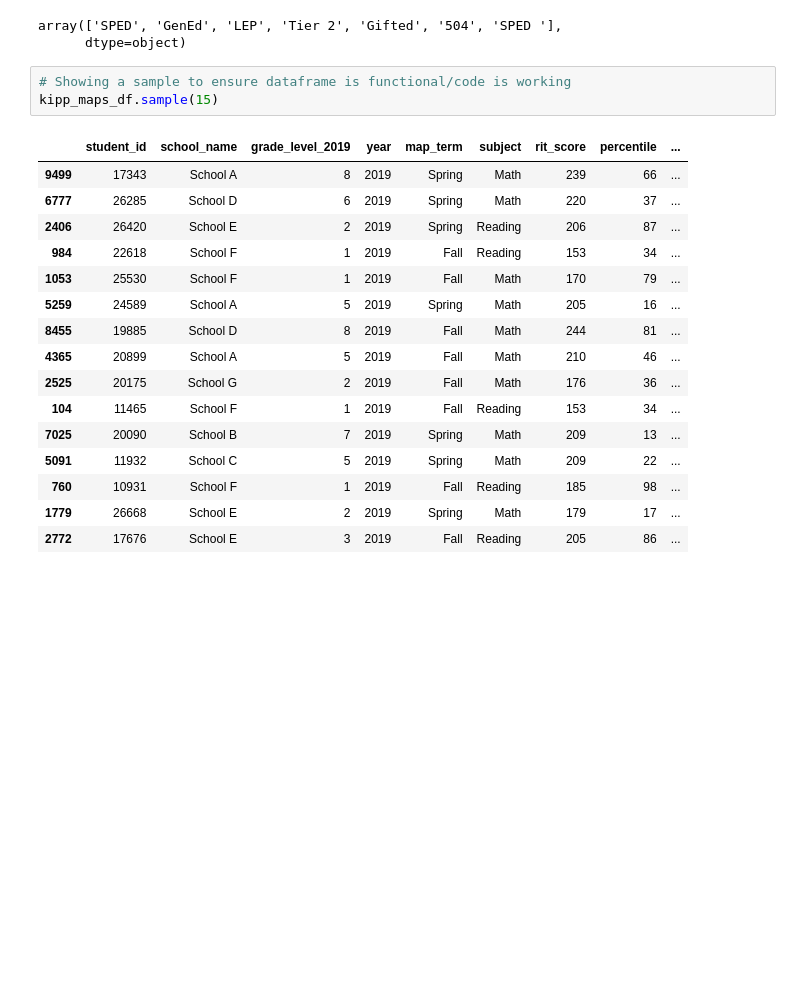
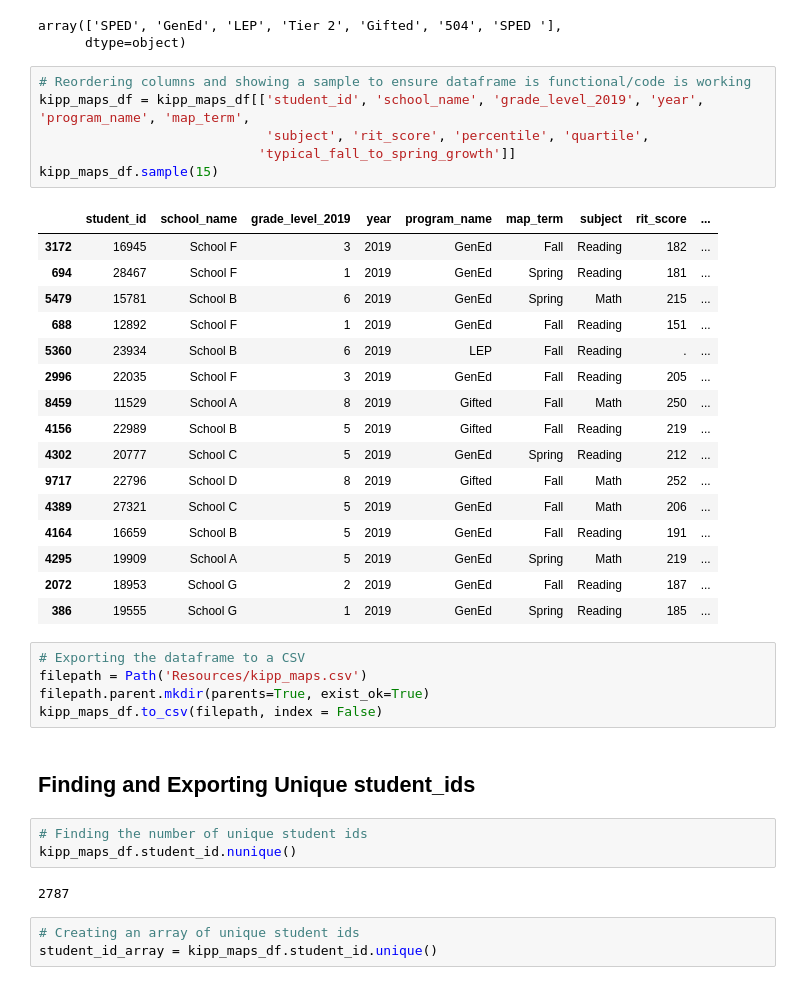
Before and after one commit to Amanda-Palenchar/KIPP_Performance_Task, a Jupyter notebook: Data_Cleaning.ipynb, the cells around one changed output. Cells and saved outputs as stored; diff of their text form; blank space fills up the shorter version.

```diff
--- a/Data_Cleaning.ipynb
+++ b/Data_Cleaning.ipynb
@@ -133,22 +135,40 @@ kipp_maps_df.program_name.unique()
 array(['SPED', 'GenEd', 'LEP', 'Tier 2', 'Gifted', '504', 'SPED '],
       dtype=object)
 # %%
-# Showing a sample to ensure dataframe is functional/code is working
+# Reordering columns and showing a sample to ensure dataframe is functional/code is working
+kipp_maps_df = kipp_maps_df[['student_id', 'school_name', 'grade_level_2019', 'year', 'program_name', 'map_term',
+                             'subject', 'rit_score', 'percentile', 'quartile',
+                            'typical_fall_to_spring_growth']]
 kipp_maps_df.sample(15)
 # %% [output]
-|  | student_id | school_name | grade_level_2019 | year | map_term | subject | rit_score | percentile | ... |
-| 9499 | 17343 | School A | 8 | 2019 | Spring | Math | 239 | 66 | ... |
-| 6777 | 26285 | School D | 6 | 2019 | Spring | Math | 220 | 37 | ... |
-| 2406 | 26420 | School E | 2 | 2019 | Spring | Reading | 206 | 87 | ... |
-| 984 | 22618 | School F | 1 | 2019 | Fall | Reading | 153 | 34 | ... |
-| 1053 | 25530 | School F | 1 | 2019 | Fall | Math | 170 | 79 | ... |
-| 5259 | 24589 | School A | 5 | 2019 | Spring | Math | 205 | 16 | ... |
-| 8455 | 19885 | School D | 8 | 2019 | Fall | Math | 244 | 81 | ... |
-| 4365 | 20899 | School A | 5 | 2019 | Fall | Math | 210 | 46 | ... |
-| 2525 | 20175 | School G | 2 | 2019 | Fall | Math | 176 | 36 | ... |
-| 104 | 11465 | School F | 1 | 2019 | Fall | Reading | 153 | 34 | ... |
-| 7025 | 20090 | School B | 7 | 2019 | Spring | Math | 209 | 13 | ... |
-| 5091 | 11932 | School C | 5 | 2019 | Spring | Math | 209 | 22 | ... |
-| 760 | 10931 | School F | 1 | 2019 | Fall | Reading | 185 | 98 | ... |
-| 1779 | 26668 | School E | 2 | 2019 | Spring | Math | 179 | 17 | ... |
-| 2772 | 17676 | School E | 3 | 2019 | Fall | Reading | 205 | 86 | ... |
+|  | student_id | school_name | grade_level_2019 | year | program_name | map_term | subject | rit_score | ... |
+| 3172 | 16945 | School F | 3 | 2019 | GenEd | Fall | Reading | 182 | ... |
+| 694 | 28467 | School F | 1 | 2019 | GenEd | Spring | Reading | 181 | ... |
+| 5479 | 15781 | School B | 6 | 2019 | GenEd | Spring | Math | 215 | ... |
+| 688 | 12892 | School F | 1 | 2019 | GenEd | Fall | Reading | 151 | ... |
+| 5360 | 23934 | School B | 6 | 2019 | LEP | Fall | Reading | . | ... |
+| 2996 | 22035 | School F | 3 | 2019 | GenEd | Fall | Reading | 205 | ... |
+| 8459 | 11529 | School A | 8 | 2019 | Gifted | Fall | Math | 250 | ... |
+| 4156 | 22989 | School B | 5 | 2019 | Gifted | Fall | Reading | 219 | ... |
+| 4302 | 20777 | School C | 5 | 2019 | GenEd | Spring | Reading | 212 | ... |
+| 9717 | 22796 | School D | 8 | 2019 | Gifted | Fall | Math | 252 | ... |
+| 4389 | 27321 | School C | 5 | 2019 | GenEd | Fall | Math | 206 | ... |
+| 4164 | 16659 | School B | 5 | 2019 | GenEd | Fall | Reading | 191 | ... |
+| 4295 | 19909 | School A | 5 | 2019 | GenEd | Spring | Math | 219 | ... |
+| 2072 | 18953 | School G | 2 | 2019 | GenEd | Fall | Reading | 187 | ... |
+| 386 | 19555 | School G | 1 | 2019 | GenEd | Spring | Reading | 185 | ... |
+# %%
+# Exporting the dataframe to a CSV
+filepath = Path('Resources/kipp_maps.csv')
+filepath.parent.mkdir(parents=True, exist_ok=True)
+kipp_maps_df.to_csv(filepath, index = False)
+# %% [markdown]
+## Finding and Exporting Unique student_ids
+# %%
+# Finding the number of unique student ids
+kipp_maps_df.student_id.nunique()
+# %% [output]
+2787
+# %%
+# Creating an array of unique student ids
+student_id_array = kipp_maps_df.student_id.unique()
```
Also changed, not shown: parts of 10 cells of this notebook.
